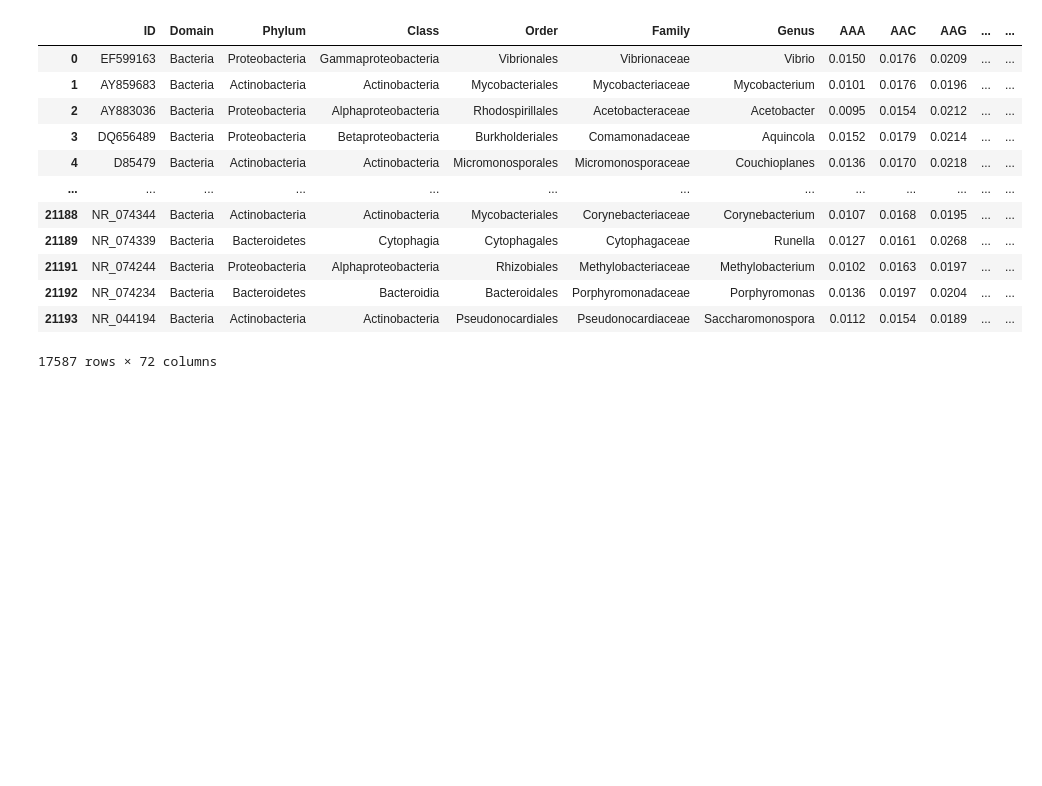
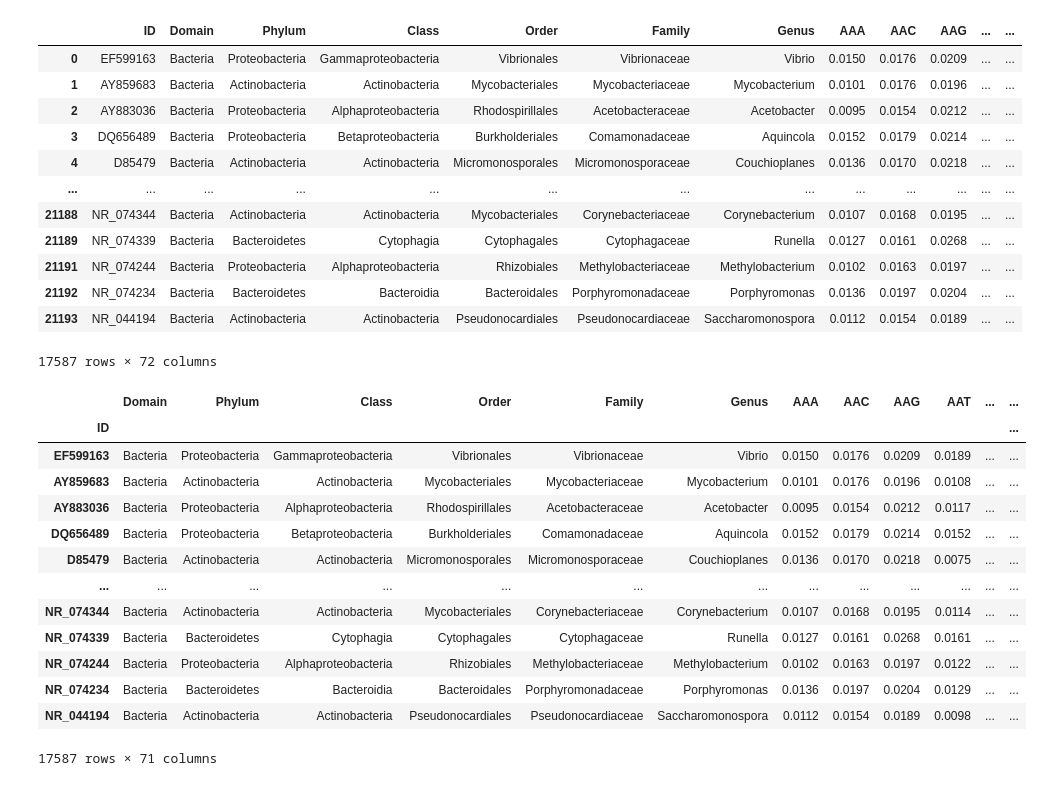
Before and after one commit to confect1on/biology_data_preprocessing, a Jupyter notebook: data_preprocessing.ipynb, the cells around one changed output. Drawn from its saved outputs; the diff is of its cells as text; code cells hidden in the pictures; blank space fills up the shorter version.

```diff
--- a/data_preprocessing.ipynb
+++ b/data_preprocessing.ipynb
@@ -43,7 +52,7 @@ df.head(5)
 # %% [markdown]
 <h1>Количество элементов в каждой группе организмов</h1>
 # %%
-groups = df.groupby(['Phylum', 'Class', 'Order', 'Family'])['ID'].count().to_frame(name = 'count').reset_index()
+groups = df.groupby(groups_key)['ID'].count().to_frame(name = 'count').reset_index()
 groups
 # %% [output]
 |  | Phylum | Class | Order | Family | count |
@@ -131,7 +141,7 @@ reduced_groups.describe()
 # %% [markdown]
 # Огранизмы, принадлежащие оставшимся группам
 # %%
-reduced_df = df.groupby(['Phylum', 'Class', 'Order', 'Family']).filter(lambda group: len(group) > reduce_factor)
+reduced_df = df.groupby(groups_key).filter(lambda group: len(group) > reduce_factor)
 reduced_df
 # %% [output]
 |  | ID | Domain | Phylum | Class | Order | Family | Genus | AAA | AAC | AAG | ... | ... |
@@ -147,3 +157,20 @@ reduced_df
 | 21192 | NR_074234 | Bacteria | Bacteroidetes | Bacteroidia | Bacteroidales | Porphyromonadaceae | Porphyromonas | 0.0136 | 0.0197 | 0.0204 | ... | ... |
 | 21193 | NR_044194 | Bacteria | Actinobacteria | Actinobacteria | Pseudonocardiales | Pseudonocardiaceae | Saccharomonospora | 0.0112 | 0.0154 | 0.0189 | ... | ... |
 17587 rows × 72 columns
+# %%
+reduced_df.set_index('ID')
+# %% [output]
+|  | Domain | Phylum | Class | Order | Family | Genus | AAA | AAC | AAG | AAT | ... | ... |
+| ID |  |  |  |  |  |  |  |  |  |  |  | ... |
+| EF599163 | Bacteria | Proteobacteria | Gammaproteobacteria | Vibrionales | Vibrionaceae | Vibrio | 0.0150 | 0.0176 | 0.0209 | 0.0189 | ... | ... |
+| AY859683 | Bacteria | Actinobacteria | Actinobacteria | Mycobacteriales | Mycobacteriaceae | Mycobacterium | 0.0101 | 0.0176 | 0.0196 | 0.0108 | ... | ... |
+| AY883036 | Bacteria | Proteobacteria | Alphaproteobacteria | Rhodospirillales | Acetobacteraceae | Acetobacter | 0.0095 | 0.0154 | 0.0212 | 0.0117 | ... | ... |
+| DQ656489 | Bacteria | Proteobacteria | Betaproteobacteria | Burkholderiales | Comamonadaceae | Aquincola | 0.0152 | 0.0179 | 0.0214 | 0.0152 | ... | ... |
+| D85479 | Bacteria | Actinobacteria | Actinobacteria | Micromonosporales | Micromonosporaceae | Couchioplanes | 0.0136 | 0.0170 | 0.0218 | 0.0075 | ... | ... |
+| ... | ... | ... | ... | ... | ... | ... | ... | ... | ... | ... | ... | ... |
+| NR_074344 | Bacteria | Actinobacteria | Actinobacteria | Mycobacteriales | Corynebacteriaceae | Corynebacterium | 0.0107 | 0.0168 | 0.0195 | 0.0114 | ... | ... |
+| NR_074339 | Bacteria | Bacteroidetes | Cytophagia | Cytophagales | Cytophagaceae | Runella | 0.0127 | 0.0161 | 0.0268 | 0.0161 | ... | ... |
+| NR_074244 | Bacteria | Proteobacteria | Alphaproteobacteria | Rhizobiales | Methylobacteriaceae | Methylobacterium | 0.0102 | 0.0163 | 0.0197 | 0.0122 | ... | ... |
+| NR_074234 | Bacteria | Bacteroidetes | Bacteroidia | Bacteroidales | Porphyromonadaceae | Porphyromonas | 0.0136 | 0.0197 | 0.0204 | 0.0129 | ... | ... |
+| NR_044194 | Bacteria | Actinobacteria | Actinobacteria | Pseudonocardiales | Pseudonocardiaceae | Saccharomonospora | 0.0112 | 0.0154 | 0.0189 | 0.0098 | ... | ... |
+17587 rows × 71 columns
```
Also changed, not shown: parts of 10 cells of this notebook.
